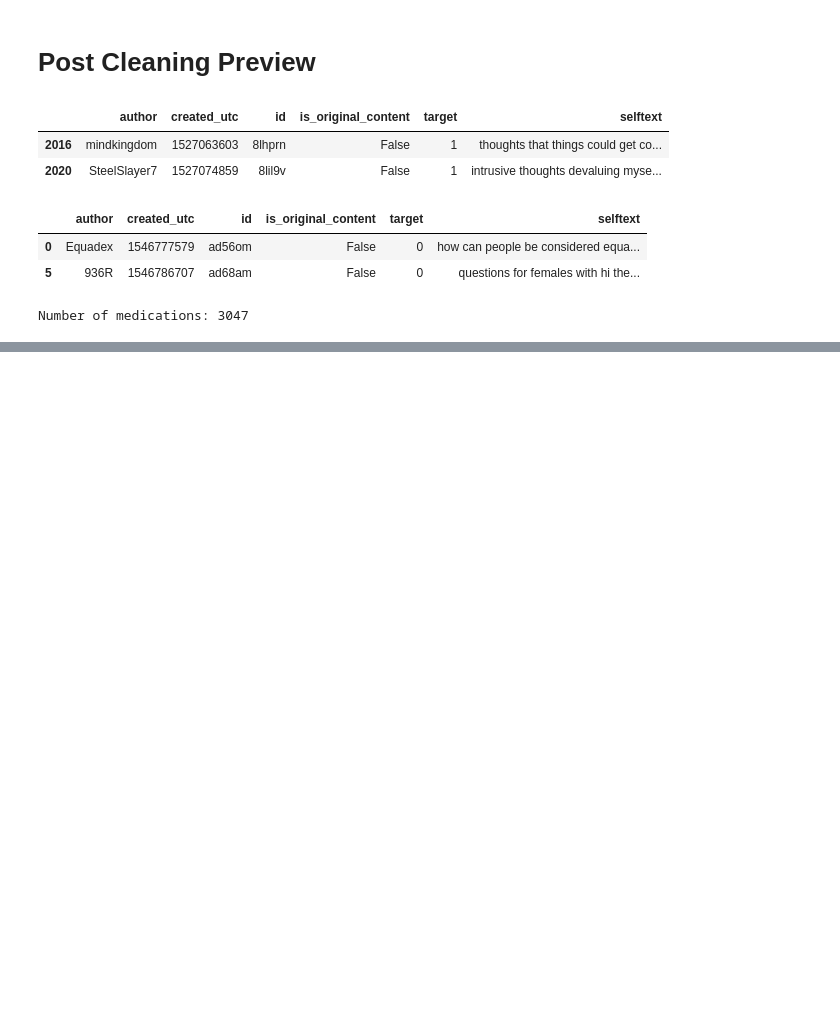
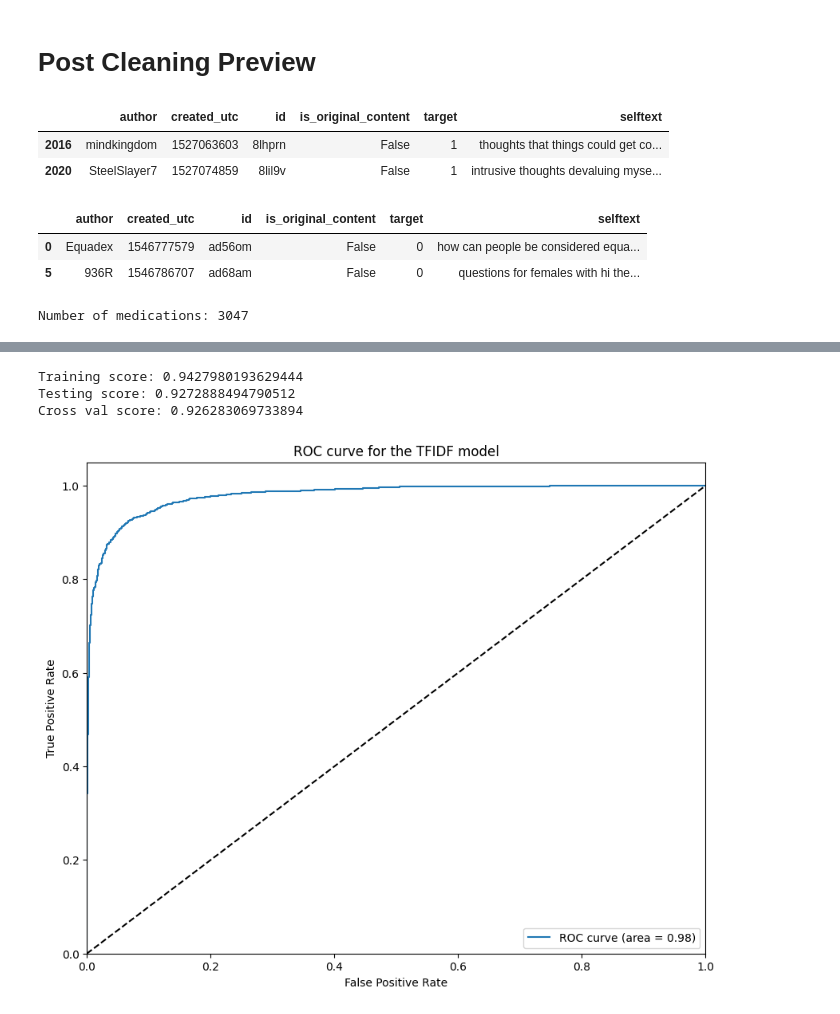
Before and after one commit to grahamwaters/Reddit-NLP-Analysis, a Jupyter notebook: notebooks/final_report.ipynb, the cells around one changed output, grey strips where cells are left out. Cells and saved outputs as stored; diff of their text form; code cells hidden in the pictures; blank space fills up the shorter version.

```diff
--- a/notebooks/final_report.ipynb
+++ b/notebooks/final_report.ipynb
@@ -528,0 +528,55 @@ Error:
+# %%
+# Instantiate a TfidfVectorizer object
+tvec = TfidfVectorizer(stop_words='english', max_features=1000)
+# Fit the TfidfVectorizer object to the data
+tvec.fit(df_reddit['selftext'])
+# Transform the data using the fitted TfidfVectorizer object
+tvec_data = tvec.transform(df_reddit['selftext'])
+# Convert the tvec_data to a dataframe
+tvec_df = pd.DataFrame(tvec_data.toarray(), columns=tvec.get_feature_names())
+# Add the subreddit column to the dataframe
+tvec_df['subreddit'] = df_reddit['target']
+
+# use the tvec dataframe in a regression model
+
+# create the X and y variables
+X = tvec_df.drop(columns='subreddit')
+y = tvec_df['subreddit']
+# split the data into training and testing sets
+X_train, X_test, y_train, y_test = train_test_split(X, y, random_state=42)
+# instantiate the model
+logreg_tfidf = LogisticRegression()
+# fit the model
+logreg_tfidf.fit(X_train, y_train)
+# score the model
+print(f'Training score: {logreg_tfidf.score(X_train, y_train)}')
+print(f'Testing score: {logreg_tfidf.score(X_test, y_test)}')
+print(f'Cross val score: {cross_val_score(logreg_tfidf, X, y, cv=5).mean()}')
+
+# ROC curve for the TFIDF model
+# predict the probabilities
+y_pred_proba = logreg_tfidf.predict_proba(X_test)[:,1]
+# calculate the false positive rate and true positive rate
+fpr, tpr, thresholds = roc_curve(y_test, y_pred_proba)
+# calculate the area under the curve
+roc_auc = auc(fpr, tpr)
+# plot the ROC curve
+plt.figure(figsize=(10,8))
+plt.plot(fpr, tpr, label=f'ROC curve (area = {roc_auc:.2f})')
+plt.plot([0, 1], [0, 1], 'k--')
+plt.xlim([0.0, 1.0])
+plt.ylim([0.0, 1.05])
+plt.xlabel('False Positive Rate')
+plt.ylabel('True Positive Rate')
+plt.title('ROC curve for the TFIDF model')
+plt.legend(loc="lower right")
+# save the model
+pickle.dump(logreg_tfidf, open('../models/logreg_tfidf.pkl', 'wb'))
+# save the plot to a file
+plt.savefig('../images/roc_curve_tfidf.png')
+plt.show();
+# %% [output]
+Training score: 0.9427980193629444
+Testing score: 0.9272888494790512
+Cross val score: 0.926283069733894
+[figure, added]
```
Also changed, not shown: parts of 18 cells of this notebook, 7 other files.
